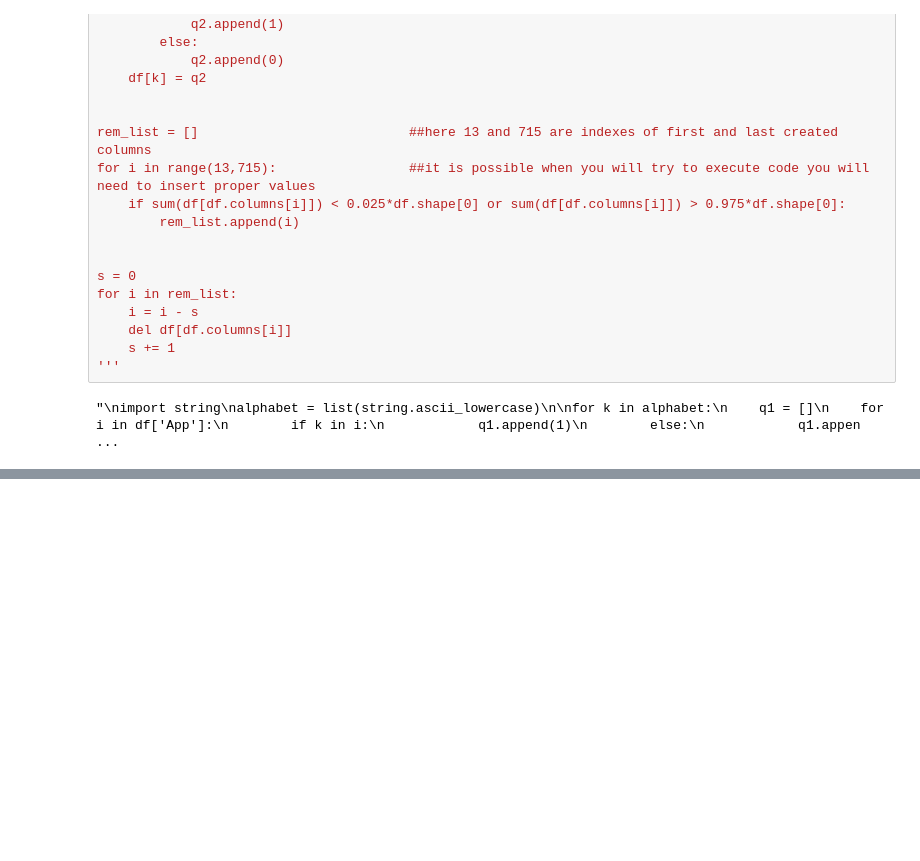
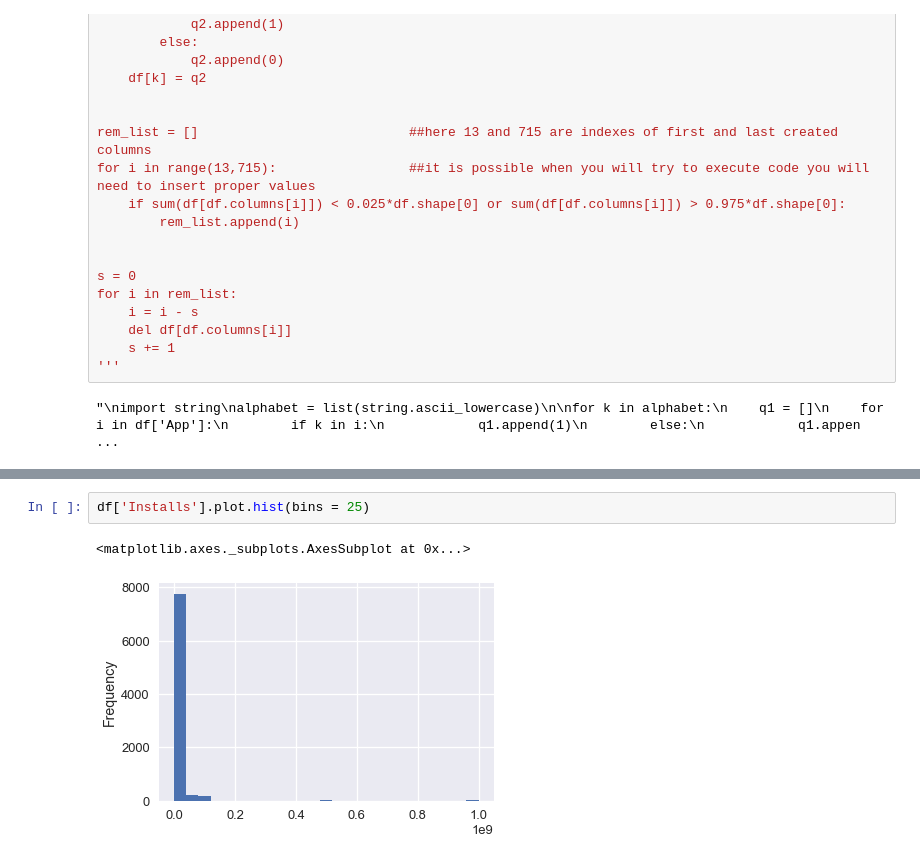
Before and after one commit to Titan-Ngo/COGS108_Repo, a Jupyter notebook: Data Wrangling.ipynb, the cells around one changed output, grey strips where cells are left out. Cells and saved outputs as stored; diff of their text form; blank space fills up the shorter version.

```diff
--- a/Data Wrangling.ipynb
+++ b/Data Wrangling.ipynb
@@ -211,0 +231,5 @@ for i in rem_list:
+# %%
+df['Installs'].plot.hist(bins = 25)
+# %% [output]
+<matplotlib.axes._subplots.AxesSubplot at 0x...>
+[figure, added]
```
Also changed, not shown: parts of 15 cells of this notebook.
